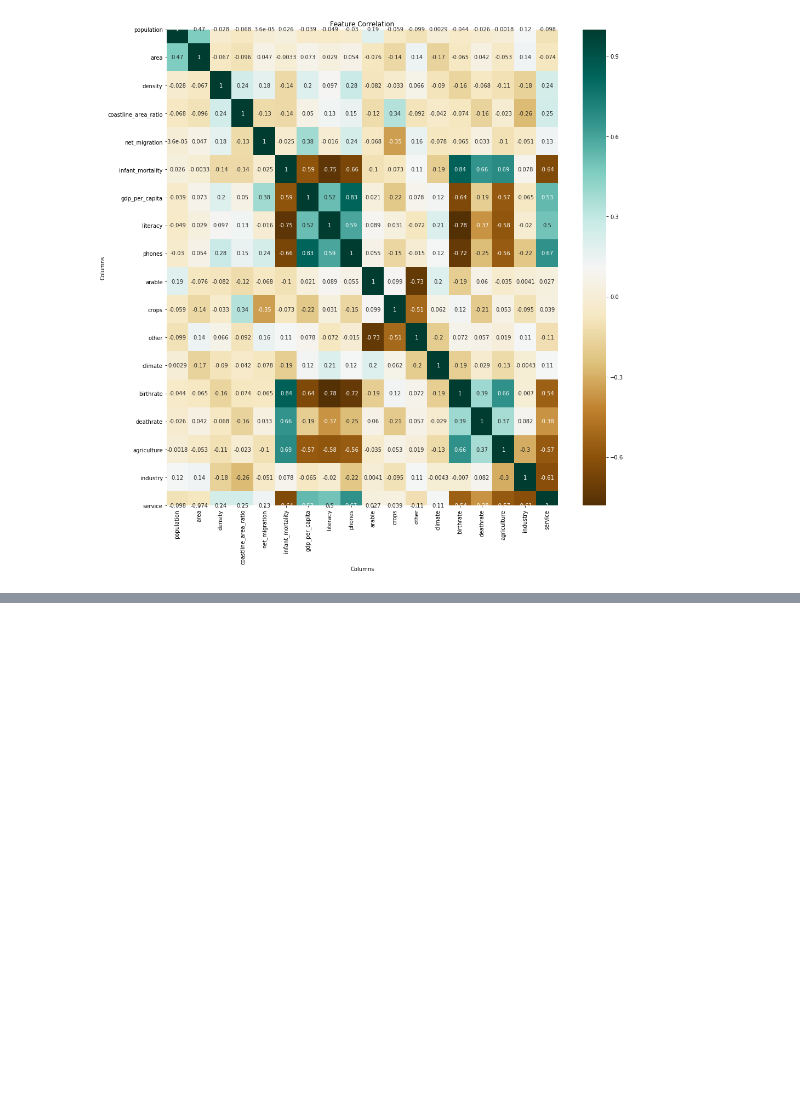
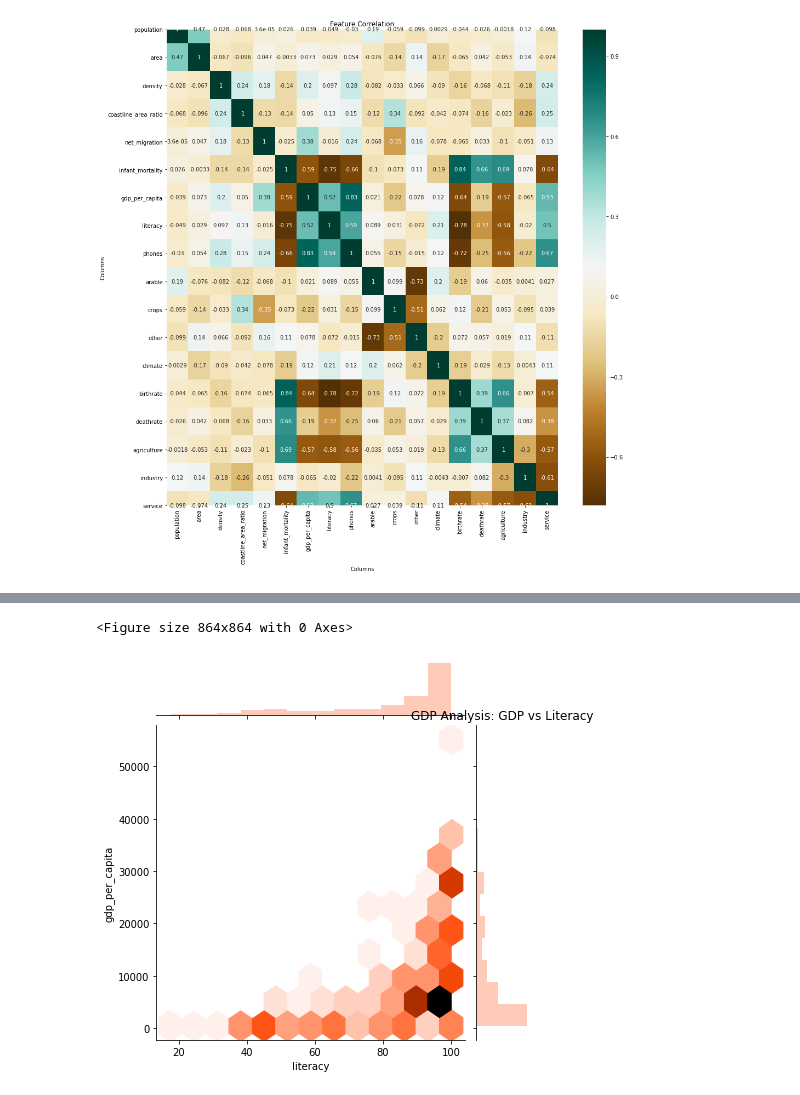
Before and after one commit to akshit4/Countries_GDP, a Jupyter notebook: Countries_GDP.ipynb, the cells around one changed output, grey strips where cells are left out. Saved outputs shown, nothing was run; the diff lists cells and outputs as text; code cells hidden in the pictures; blank space fills up the shorter version.

```diff
--- a/Countries_GDP.ipynb
+++ b/Countries_GDP.ipynb
@@ -323,0 +377,8 @@ plt.show()
+# %%
+fig = plt.figure(figsize=(12, 12))
+sns.jointplot(data= data, x= 'literacy', y= 'gdp_per_capita', kind= 'hex',color='coral')
+plt.title('GDP Analysis: GDP vs Literacy')
+plt.show()
+# %% [output]
+<Figure size 864x864 with 0 Axes>
+[figure, added]
```
Also changed, not shown: parts of 27 cells of this notebook.
